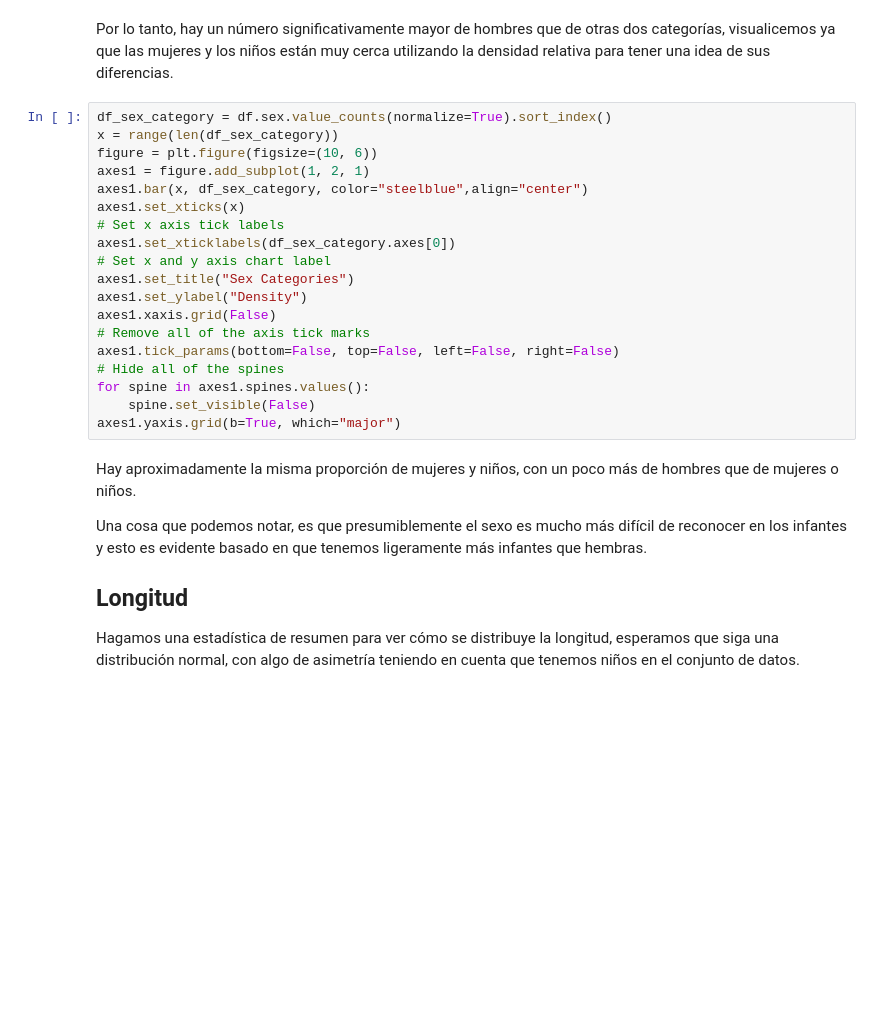
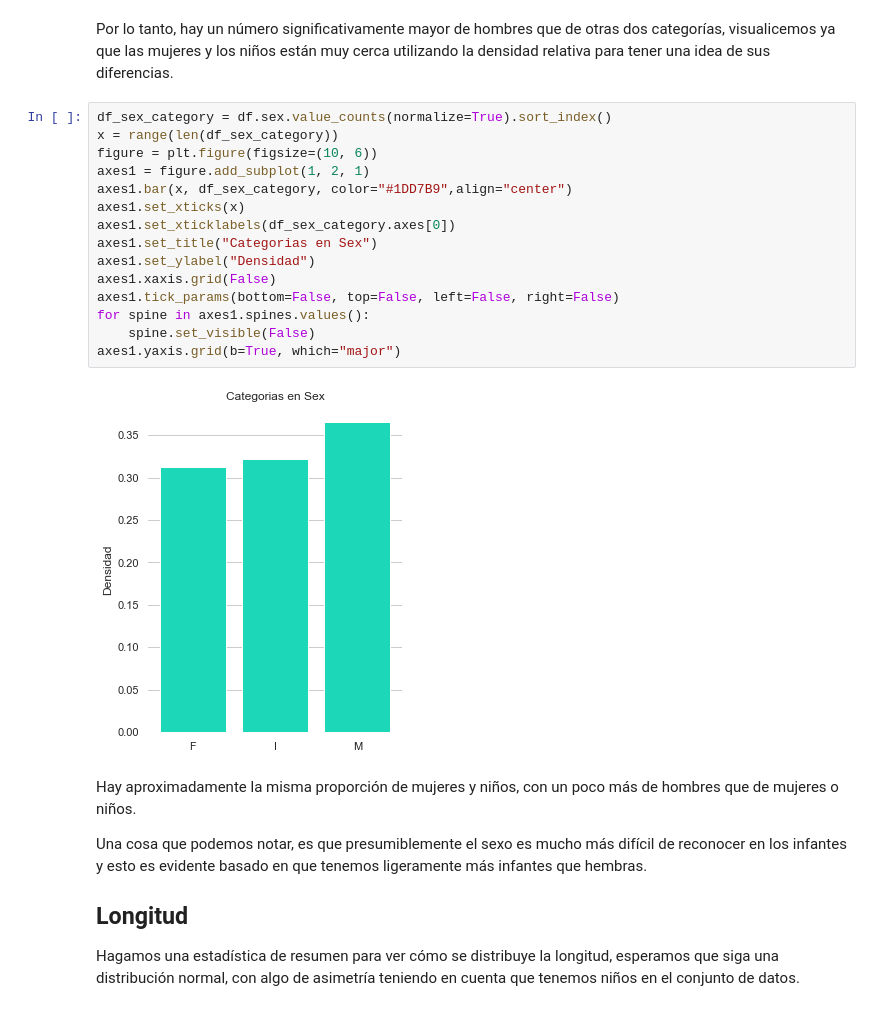
Before and after one commit to nubango/AprendizajeAutomatico, a Jupyter notebook: Proyecto Final/abalone.ipynb, the cells around one changed output. Saved outputs shown, nothing was run; the diff lists cells and outputs as text; blank space fills up the shorter version.

```diff
--- a/Proyecto Final/abalone.ipynb
+++ b/Proyecto Final/abalone.ipynb
@@ -89,22 +131,20 @@ Por lo tanto, hay un número significativamente mayor de hombres que de otras do
 # %%
 df_sex_category = df.sex.value_counts(normalize=True).sort_index()
 x = range(len(df_sex_category))
 figure = plt.figure(figsize=(10, 6))
 axes1 = figure.add_subplot(1, 2, 1)
-axes1.bar(x, df_sex_category, color="steelblue",align="center")
+axes1.bar(x, df_sex_category, color="#1DD7B9",align="center")
 axes1.set_xticks(x)
-# Set x axis tick labels
 axes1.set_xticklabels(df_sex_category.axes[0])
-# Set x and y axis chart label
-axes1.set_title("Sex Categories")
-axes1.set_ylabel("Density")
+axes1.set_title("Categorias en Sex")
+axes1.set_ylabel("Densidad")
 axes1.xaxis.grid(False)
-# Remove all of the axis tick marks
 axes1.tick_params(bottom=False, top=False, left=False, right=False)
-# Hide all of the spines
 for spine in axes1.spines.values():
     spine.set_visible(False)
 axes1.yaxis.grid(b=True, which="major")
+# %% [output]
+[figure, added]
 # %% [markdown]
 Hay aproximadamente la misma proporción de mujeres y niños, con un poco más de hombres que de mujeres o niños.
 
```
Also changed, not shown: parts of 30 cells of this notebook, 2 other files.
